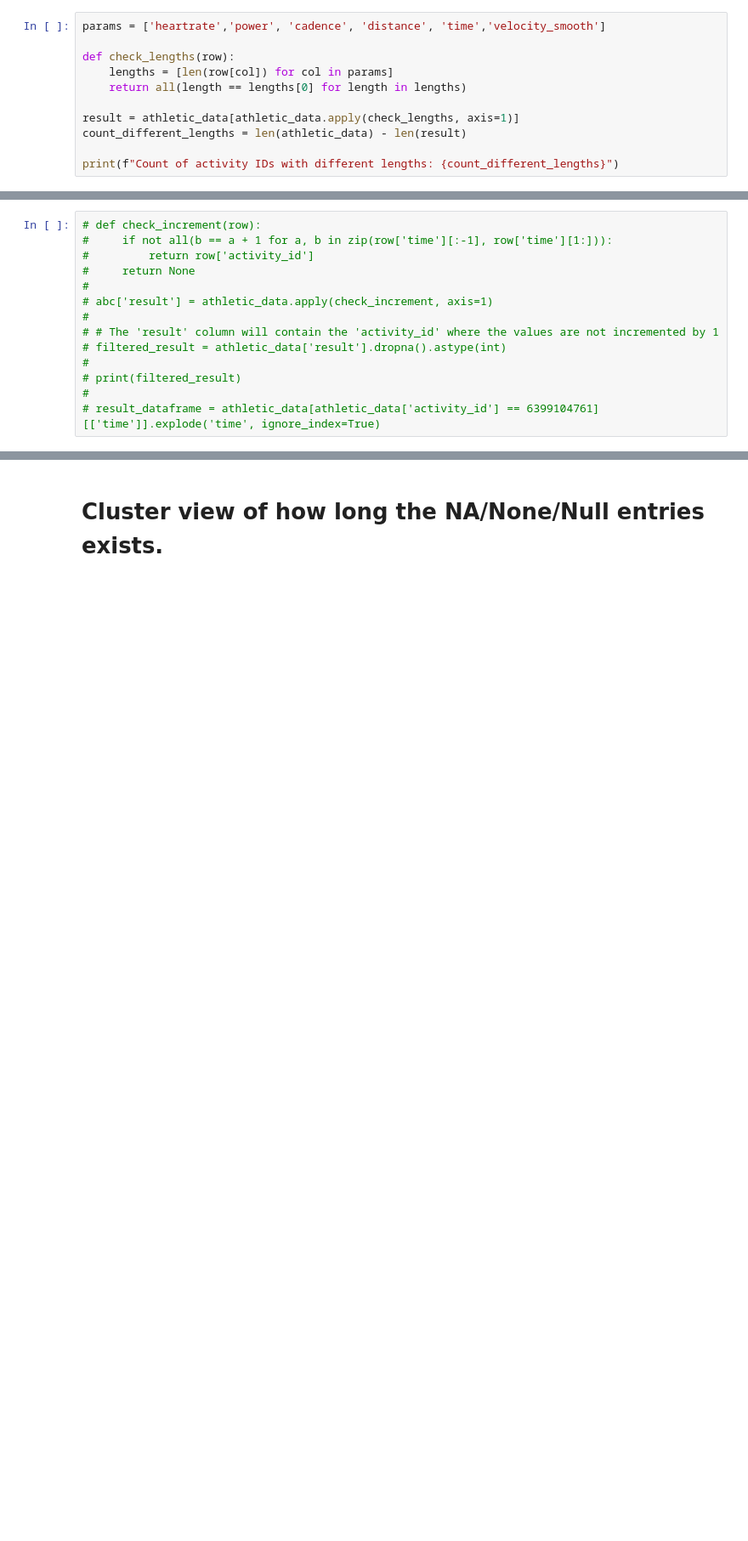
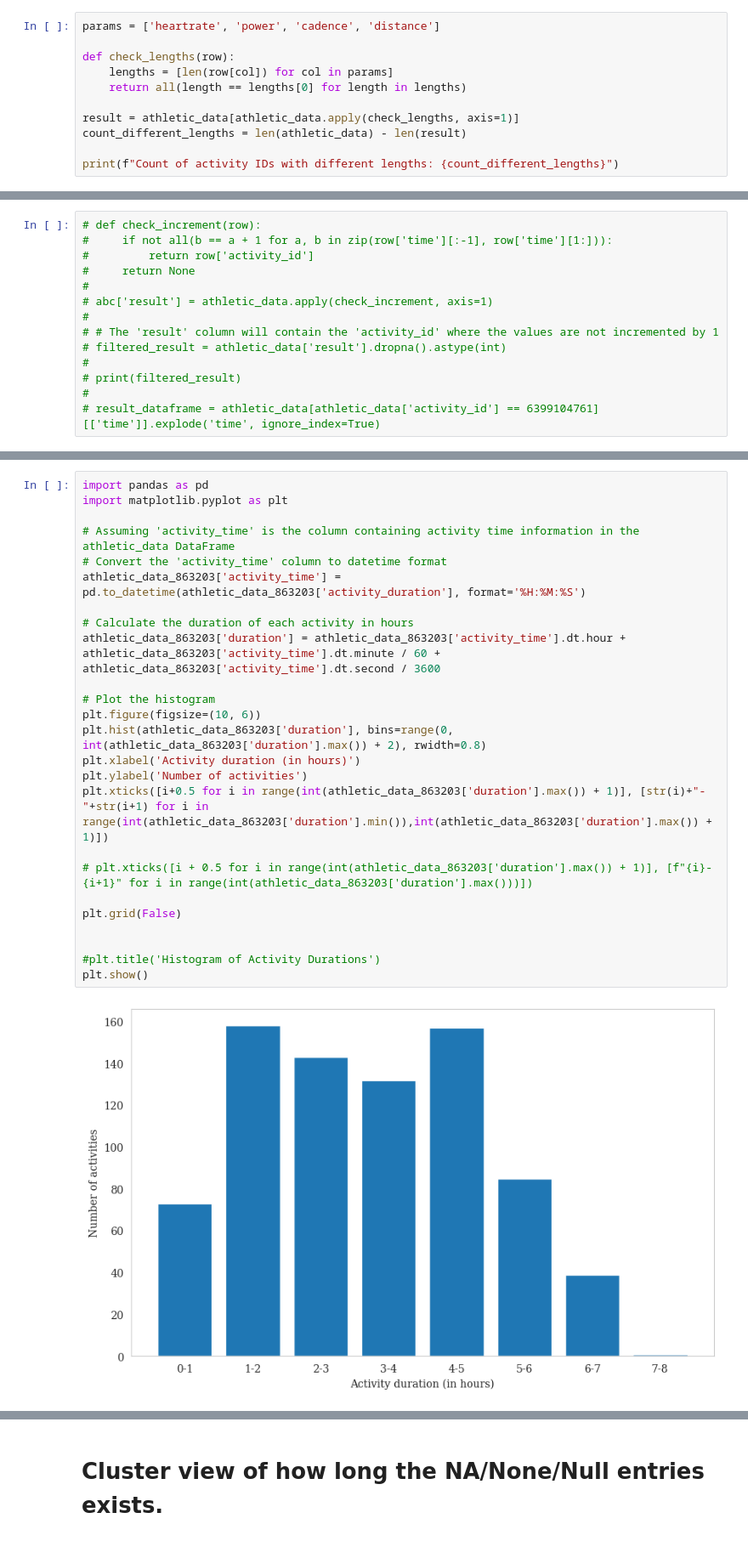
Before and after one commit to lalitpo/hr-power-analysis, a Jupyter notebook: src/services/dataPreProcessing/PreProcessing.ipynb, the cells around one changed output, grey strips where cells are left out. Shown at 85% size. Saved outputs shown, nothing was run; the diff lists cells and outputs as text; blank space fills up the shorter version.

```diff
--- a/src/services/dataPreProcessing/PreProcessing.ipynb
+++ b/src/services/dataPreProcessing/PreProcessing.ipynb
@@ -40,7 +55,7 @@ athletic_data['distance'] = athletic_data['distance'].apply(lambda x: [float(val
 # %% [markdown]
 # Check if the lengths of lists in specified columns are the same for each row
 # %%
-params = ['heartrate','power', 'cadence', 'distance', 'time','velocity_smooth']
+params = ['heartrate', 'power', 'cadence', 'distance']
 
 def check_lengths(row):
     lengths = [len(row[col]) for col in params]
@@ -94,0 +177,27 @@ for i, val in enumerate(params):
+# %%
+import pandas as pd
+import matplotlib.pyplot as plt
+
+# Assuming 'activity_time' is the column containing activity time information in the athletic_data DataFrame
+# Convert the 'activity_time' column to datetime format
+athletic_data_863203['activity_time'] = pd.to_datetime(athletic_data_863203['activity_duration'], format='%H:%M:%S')
+
+# Calculate the duration of each activity in hours
+athletic_data_863203['duration'] = athletic_data_863203['activity_time'].dt.hour + athletic_data_863203['activity_time'].dt.minute / 60 + athletic_data_863203['activity_time'].dt.second / 3600
+
+# Plot the histogram
+plt.figure(figsize=(10, 6))
+plt.hist(athletic_data_863203['duration'], bins=range(0, int(athletic_data_863203['duration'].max()) + 2), rwidth=0.8)
+plt.xlabel('Activity duration (in hours)')
+plt.ylabel('Number of activities')
+plt.xticks([i+0.5 for i in range(int(athletic_data_863203['duration'].max()) + 1)], [str(i)+"-"+str(i+1) for i in range(int(athletic_data_863203['duration'].min()),int(athletic_data_863203['duration'].max()) + 1)])
+
+# plt.xticks([i + 0.5 for i in range(int(athletic_data_863203['duration'].max()) + 1)], [f"{i}-{i+1}" for i in range(int(athletic_data_863203['duration'].max()))])
+
+plt.grid(False)
+
+
+#plt.title('Histogram of Activity Durations')
+plt.show()
+# %% [output]
+[figure, added]
```
Also changed, not shown: parts of 17 cells of this notebook, 6 other files.
